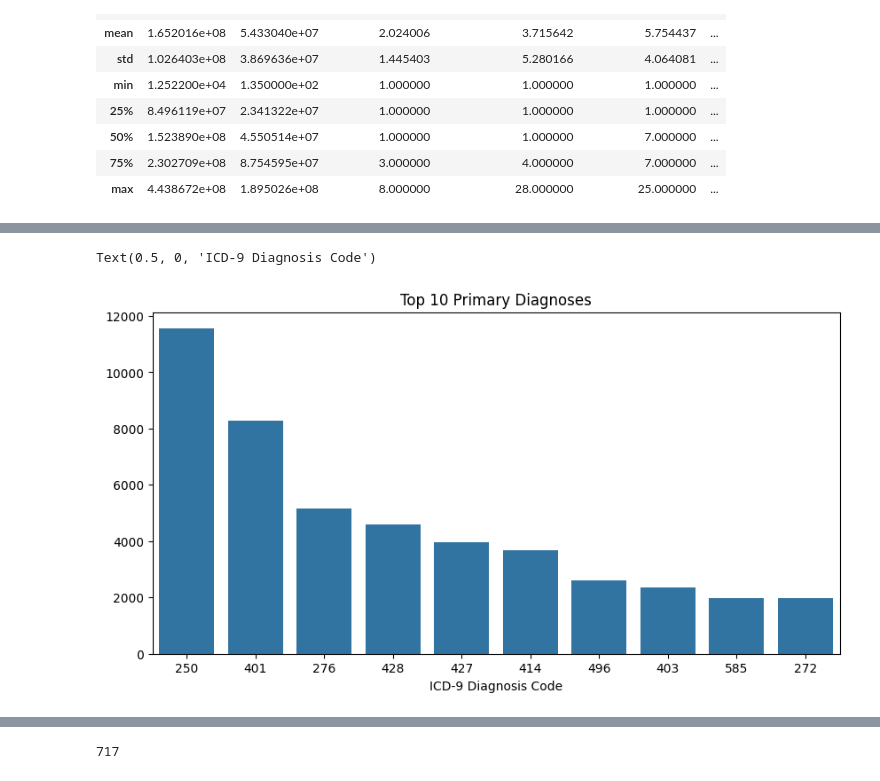
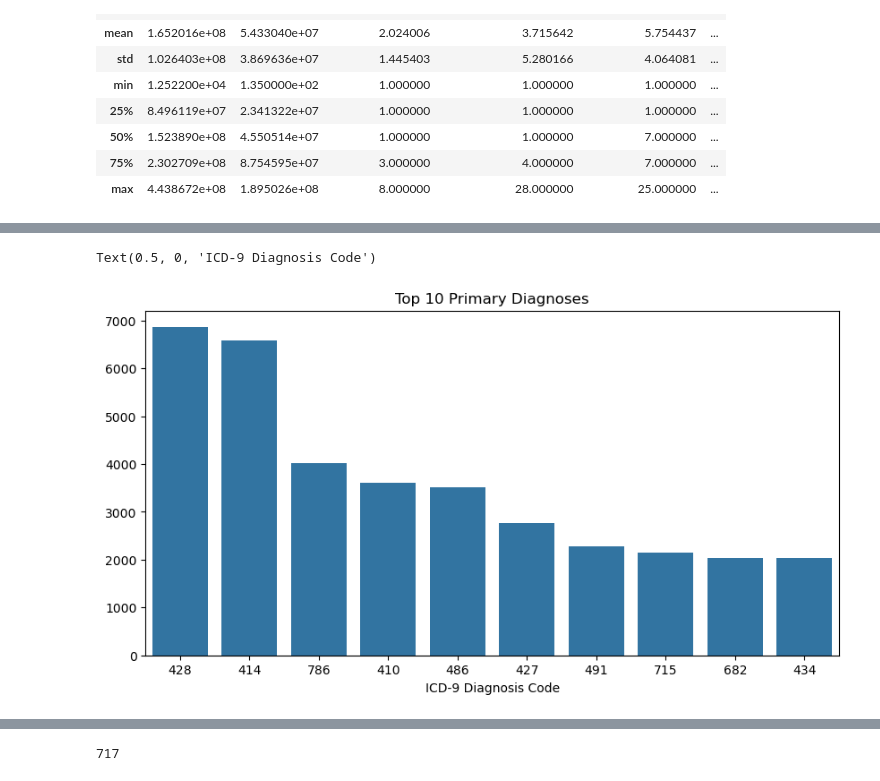
Before and after one commit to deedeese/Hospital-Readmission-of-Diabetic-Patients, a Jupyter notebook: Project.ipynb, the cells around one changed output, grey strips where cells are left out. Drawn from its saved outputs; the diff is of its cells as text; code cells hidden in the pictures.

```diff
--- a/Project.ipynb
+++ b/Project.ipynb
@@ -292,0 +579,5 @@ for col in df.columns:
+# %%
+df_AfricanAmerican = df[df['race'] == '?']['race'].sample(429, replace=True)
+df_Hispanic = df[df['race'] == '?']['race'].sample(45, replace=True)
+df_Asian = df[df['race'] == '?']['race'].sample(14, replace=True)
+df_Other = df[df['race'] == '?']['race'].sample(33, replace=True)
@@ -292,0 +609,11 @@ for col in df.columns:
+# %%
+for i in df_Caucasian.index:
+    df['race'].iloc[i] = 'Caucasian'
+for i in df_AfricanAmerican.index:
+    df['race'].iloc[i] = 'AfricanAmerican'
+for i in df_Hispanic.index:
+    df['race'].iloc[i] = 'Hispanic'
+for i in df_Asian.index:
+    df['race'].iloc[i] = 'Asian'
+for i in df_Other.index:
+    df['race'].iloc[i] = 'Other'
@@ -292,0 +638,2 @@ for col in df.columns:
+# %%
+df['race'] = df['race'].apply(lambda x:'Caucasian'if x=='?' else x)
@@ -310,0 +671,10 @@ df['age'].value_counts().plot(kind='bar')
+# %%
+# Function to get the midpoint of a bin string
+def range_to_midpoint(bin_str):
+    parts = bin_str.strip('[)').split('-')
+    return (int(parts[0]) + int(parts[1])) / 2
+
+# Apply to column
+df['age_numeric'] = df['age'].apply(range_to_midpoint).astype(int)
+
+print(df['age_numeric'])
@@ -311,14 +709,14 @@ df['age'].value_counts().plot(kind='bar')
 # %%
 import matplotlib.pyplot as plt
 import seaborn as sns
 
-top_diag1 = df['diag_3'].value_counts().head(10)
+top_diag1 = df['diag_1'].value_counts().head(10)
 
 plt.figure(figsize=(10, 5))
 sns.barplot(x=top_diag1.index.astype(str), y=top_diag1.values)
 plt.title('Top 10 Primary Diagnoses')
 plt.xlabel('ICD-9 Diagnosis Code')
 # %% [output]
 Text(0.5, 0, 'ICD-9 Diagnosis Code')
-[figure, old version]
+[figure, new version]
 # %%
```
Also changed, not shown: parts of 94 cells of this notebook.
